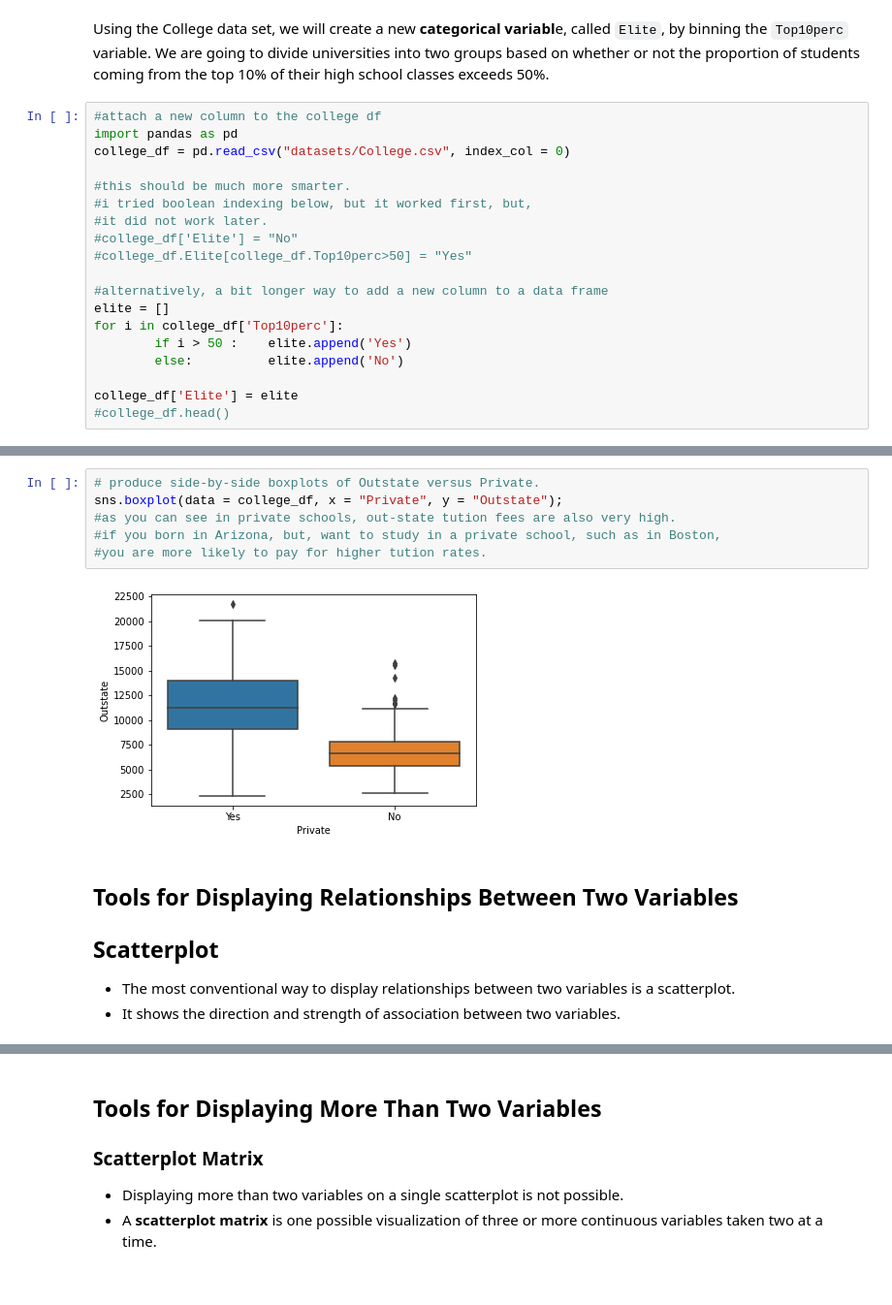
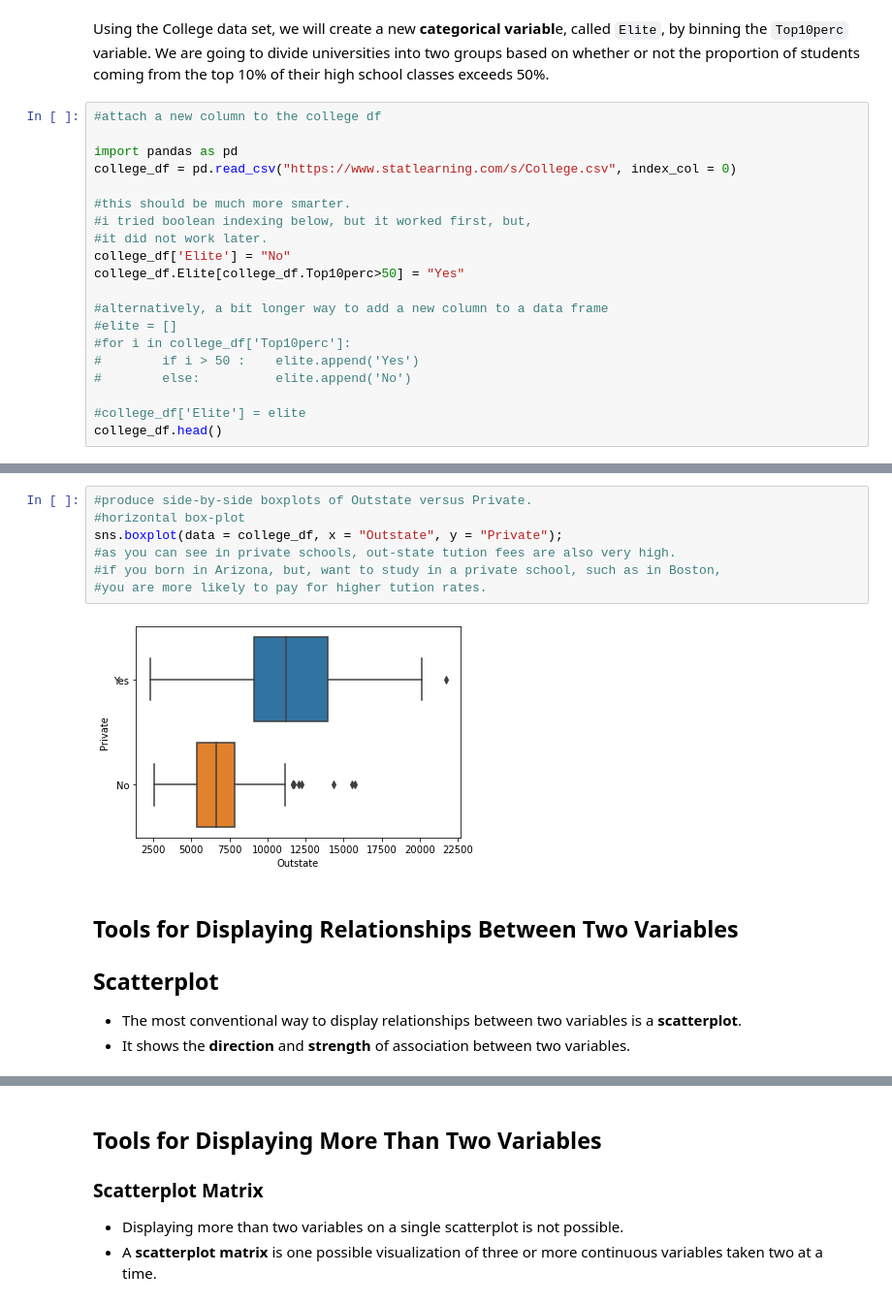
Before and after one commit to MAT555E-Fall22/MAT555E-Fall22.github.io, a Jupyter notebook: lectures/Week_01/Week_01_Eda_02.ipynb, the cells around one changed output, grey strips where cells are left out. Shown: that part at 97% size. Saved outputs shown, nothing was run; the diff lists cells and outputs as text.

```diff
--- a/lectures/Week_01/Week_01_Eda_02.ipynb
+++ b/lectures/Week_01/Week_01_Eda_02.ipynb
@@ -122,20 +143,21 @@ Using the College data set, we will create a new **categorical variabl**e, calle
 We are going to divide universities into two groups based on whether or not the proportion of students coming from the top 10% of their high school classes exceeds 50%.
 # %%
 #attach a new column to the college df
+
 import pandas as pd
-college_df = pd.read_csv("datasets/College.csv", index_col = 0)
+college_df = pd.read_csv("https://www.statlearning.com/s/College.csv", index_col = 0)
 
 #this should be much more smarter.
 #i tried boolean indexing below, but it worked first, but,
 #it did not work later.
-#college_df['Elite'] = "No"
-#college_df.Elite[college_df.Top10perc>50] = "Yes"
+college_df['Elite'] = "No"
+college_df.Elite[college_df.Top10perc>50] = "Yes"
 
 #alternatively, a bit longer way to add a new column to a data frame
-elite = []
-for i in college_df['Top10perc']:
-        if i > 50 :    elite.append('Yes')
-        else:          elite.append('No')
+#elite = []
+#for i in college_df['Top10perc']:
+#        if i > 50 :    elite.append('Yes')
+#        else:          elite.append('No')
 
-college_df['Elite'] = elite
-#college_df.head()
+#college_df['Elite'] = elite
+college_df.head()
@@ -150,14 +188,15 @@ sns.boxplot(data = college_df, x = "Elite", y = "Grad.Rate");
 # %%
-# produce side-by-side boxplots of Outstate versus Private.
-sns.boxplot(data = college_df, x = "Private", y = "Outstate");
+#produce side-by-side boxplots of Outstate versus Private.
+#horizontal box-plot
+sns.boxplot(data = college_df, x = "Outstate", y = "Private");
 #as you can see in private schools, out-state tution fees are also very high.
 #if you born in Arizona, but, want to study in a private school, such as in Boston,
 #you are more likely to pay for higher tution rates.
 # %% [output]
-[figure, old version]
+[figure, new version]
 # %% [markdown]
 ## Tools for Displaying Relationships Between Two Variables
 ## Scatterplot
-- The most conventional way to display relationships between two variables is a scatterplot.
-- It shows the direction and strength of association between two variables.
+- The most conventional way to display relationships between two variables is a **scatterplot**.
+- It shows the **direction** and **strength** of association between two variables.
 # %%
```
Also changed, not shown: parts of 17 cells of this notebook, 28 other files.
